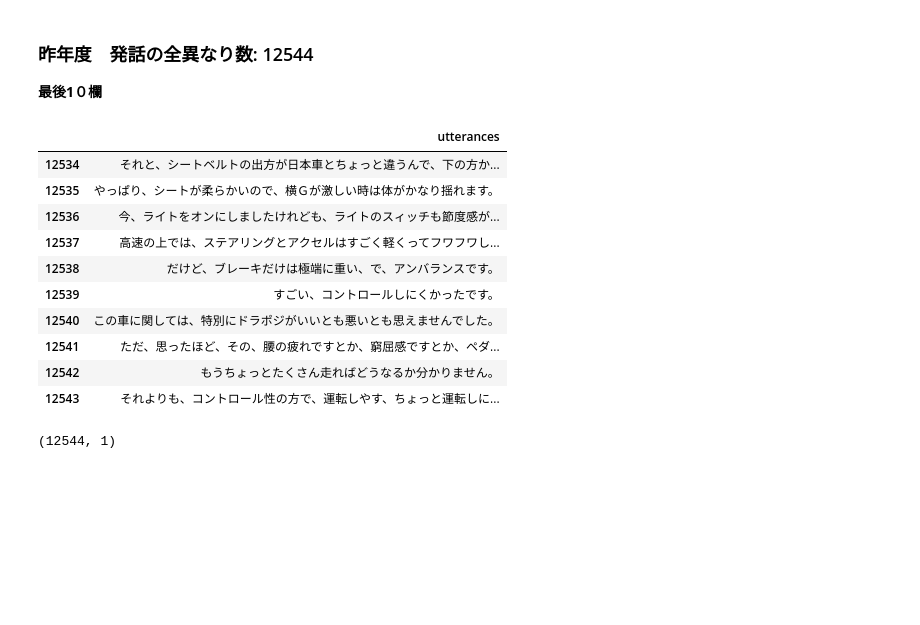
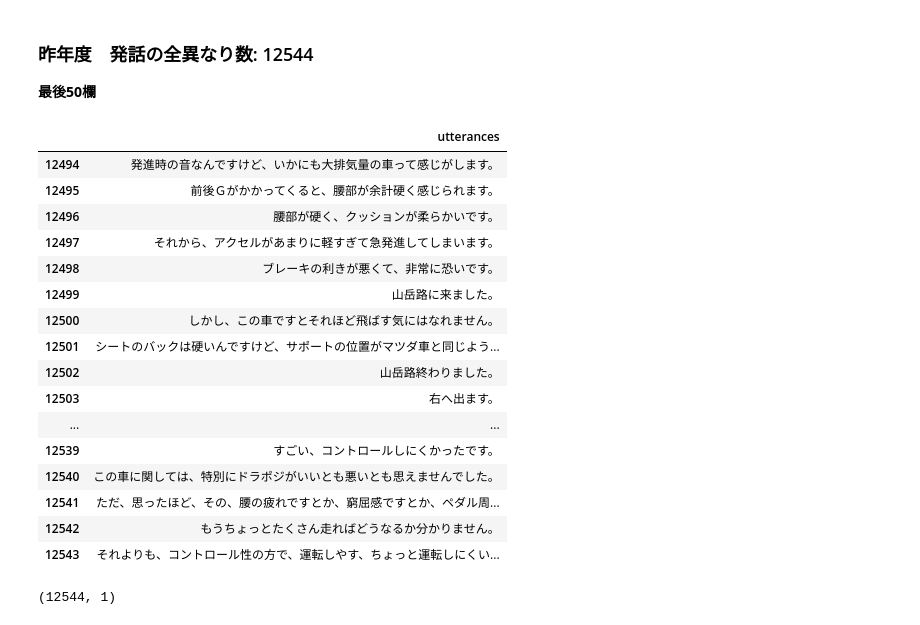
Before and after one commit to ShueiYann/MazforVis, a Jupyter notebook: 可視化見本.ipynb, the cells around one changed output. Saved outputs shown, nothing was run; the diff lists cells and outputs as text; code cells hidden in the pictures; blank space fills up the shorter version.

```diff
--- a/可視化見本.ipynb
+++ b/可視化見本.ipynb
@@ -2,24 +2,30 @@
 import pandas as pd
 # %% [markdown]
 ### 昨年度　発話の全異なり数: 12544
-**最後1０欄**
+**最後50欄**
 # %%
-pd.set_option("display.max_colwidth", 35)
+#pd.set_option("display.max_colwidth", 35)
 # %%
 utterances = pd.read_csv('./processed_data/utterances.csv')
-utterances.tail(10)
+utterances.tail(50)
 # %% [output]
 |  | utterances |
-| 12534 | それと、シートベルトの出方が日本車とちょっと違うんで、下の方か... |
-| 12535 | やっぱり、シートが柔らかいので、横Ｇが激しい時は体がかなり揺れます。 |
-| 12536 | 今、ライトをオンにしましたけれども、ライトのスィッチも節度感が... |
-| 12537 | 高速の上では、ステアリングとアクセルはすごく軽くってフワフワし... |
-| 12538 | だけど、ブレーキだけは極端に重い、で、アンバランスです。 |
+| 12494 | 発進時の音なんですけど、いかにも大排気量の車って感じがします。 |
+| 12495 | 前後Ｇがかかってくると、腰部が余計硬く感じられます。 |
+| 12496 | 腰部が硬く、クッションが柔らかいです。 |
+| 12497 | それから、アクセルがあまりに軽すぎて急発進してしまいます。 |
+| 12498 | ブレーキの利きが悪くて、非常に恐いです。 |
+| 12499 | 山岳路に来ました。 |
+| 12500 | しかし、この車ですとそれほど飛ばす気にはなれません。 |
+| 12501 | シートのバックは硬いんですけど、サポートの位置がマツダ車と同じよう... |
+| 12502 | 山岳路終わりました。 |
+| 12503 | 右へ出ます。 |
+| ... | ... |
 | 12539 | すごい、コントロールしにくかったです。 |
 | 12540 | この車に関しては、特別にドラポジがいいとも悪いとも思えませんでした。 |
-| 12541 | ただ、思ったほど、その、腰の疲れですとか、窮屈感ですとか、ペダ... |
+| 12541 | ただ、思ったほど、その、腰の疲れですとか、窮屈感ですとか、ペダル周... |
 | 12542 | もうちょっとたくさん走ればどうなるか分かりません。 |
-| 12543 | それよりも、コントロール性の方で、運転しやす、ちょっと運転しに... |
+| 12543 | それよりも、コントロール性の方で、運転しやす、ちょっと運転しにくい... |
 # %%
 utterances.shape
 # %% [output]
```
Also changed, not shown: parts of 4 cells of this notebook.
